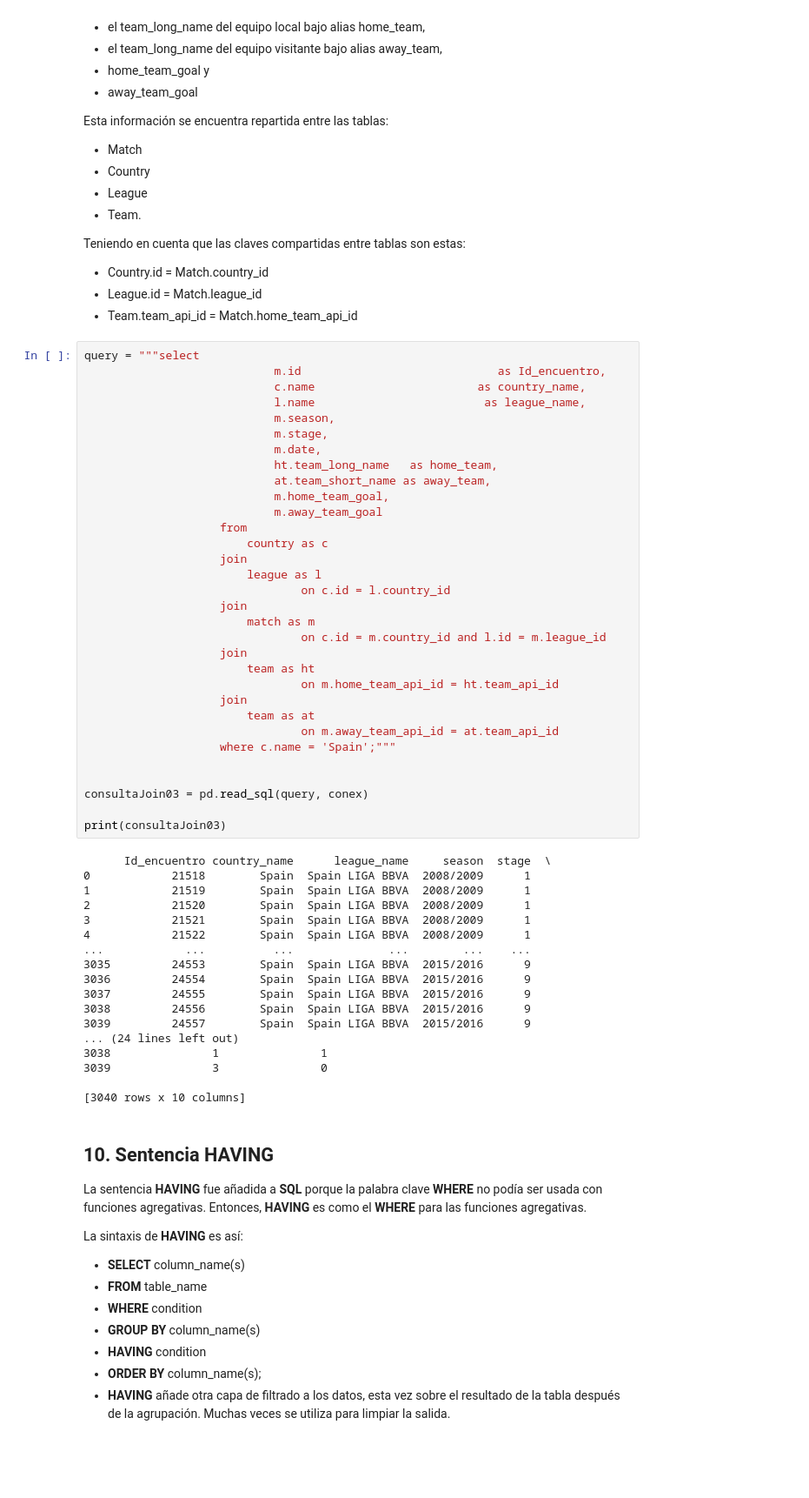
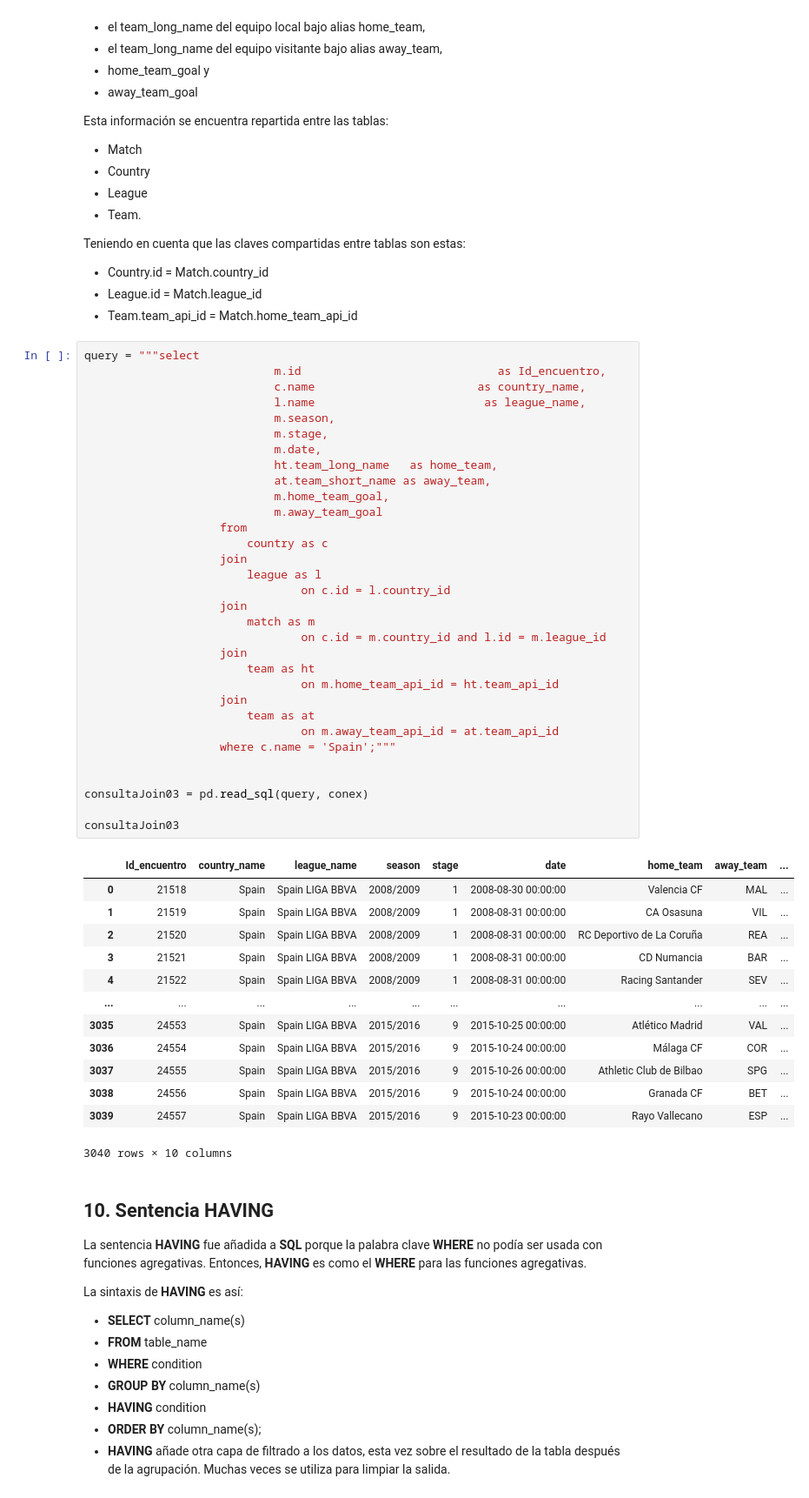
Before and after one commit to Julifersan/Dlyst, a Jupyter notebook: Componente_Tecnico/Modulo_2/Laboriatorio2.ipynb, the cells around one changed output. Shown at 87% size. Saved outputs shown, nothing was run; the diff lists cells and outputs as text; blank space fills up the shorter version.

```diff
--- a/Componente_Tecnico/Modulo_2/Laboriatorio2.ipynb
+++ b/Componente_Tecnico/Modulo_2/Laboriatorio2.ipynb
@@ -1055,51 +1023,47 @@ query = """select
                             m.id                             as Id_encuentro,
                             c.name                        as country_name,
                             l.name                         as league_name,
                             m.season,
                             m.stage,
                             m.date,
                             ht.team_long_name   as home_team,
                             at.team_short_name as away_team,
                             m.home_team_goal,
                             m.away_team_goal
                     from
                         country as c
                     join
                         league as l
                                 on c.id = l.country_id
                     join
                         match as m
                                 on c.id = m.country_id and l.id = m.league_id
                     join
                         team as ht
                                 on m.home_team_api_id = ht.team_api_id
                     join
                         team as at
                                 on m.away_team_api_id = at.team_api_id
                     where c.name = 'Spain';"""
 
 
 consultaJoin03 = pd.read_sql(query, conex)
 
-print(consultaJoin03)
+consultaJoin03
 # %% [output]
+|  | Id_encuentro | country_name | league_name | season | stage | date | home_team | away_team | ... |
+| 0 | 21518 | Spain | Spain LIGA BBVA | 2008/2009 | 1 | 2008-08-30 00:00:00 | Valencia CF | MAL | ... |
+| 1 | 21519 | Spain | Spain LIGA BBVA | 2008/2009 | 1 | 2008-08-31 00:00:00 | CA Osasuna | VIL | ... |
+| 2 | 21520 | Spain | Spain LIGA BBVA | 2008/2009 | 1 | 2008-08-31 00:00:00 | RC Deportivo de La Coruña | REA | ... |
+| 3 | 21521 | Spain | Spain LIGA BBVA | 2008/2009 | 1 | 2008-08-31 00:00:00 | CD Numancia | BAR | ... |
+| 4 | 21522 | Spain | Spain LIGA BBVA | 2008/2009 | 1 | 2008-08-31 00:00:00 | Racing Santander | SEV | ... |
+| ... | ... | ... | ... | ... | ... | ... | ... | ... | ... |
+| 3035 | 24553 | Spain | Spain LIGA BBVA | 2015/2016 | 9 | 2015-10-25 00:00:00 | Atlético Madrid | VAL | ... |
+| 3036 | 24554 | Spain | Spain LIGA BBVA | 2015/2016 | 9 | 2015-10-24 00:00:00 | Málaga CF | COR | ... |
+| 3037 | 24555 | Spain | Spain LIGA BBVA | 2015/2016 | 9 | 2015-10-26 00:00:00 | Athletic Club de Bilbao | SPG | ... |
+| 3038 | 24556 | Spain | Spain LIGA BBVA | 2015/2016 | 9 | 2015-10-24 00:00:00 | Granada CF | BET | ... |
+| 3039 | 24557 | Spain | Spain LIGA BBVA | 2015/2016 | 9 | 2015-10-23 00:00:00 | Rayo Vallecano | ESP | ... |
-      Id_encuentro country_name      league_name     season  stage  \
-0            21518        Spain  Spain LIGA BBVA  2008/2009      1
-1            21519        Spain  Spain LIGA BBVA  2008/2009      1
-2            21520        Spain  Spain LIGA BBVA  2008/2009      1
-3            21521        Spain  Spain LIGA BBVA  2008/2009      1
-4            21522        Spain  Spain LIGA BBVA  2008/2009      1
-...            ...          ...              ...        ...    ...
-3035         24553        Spain  Spain LIGA BBVA  2015/2016      9
-3036         24554        Spain  Spain LIGA BBVA  2015/2016      9
-3037         24555        Spain  Spain LIGA BBVA  2015/2016      9
-3038         24556        Spain  Spain LIGA BBVA  2015/2016      9
-3039         24557        Spain  Spain LIGA BBVA  2015/2016      9
-... (24 lines left out)
-3038               1               1
-3039               3               0
-
-[3040 rows x 10 columns]
+3040 rows × 10 columns
 # %% [markdown]
 ## **10. Sentencia HAVING**
 
```
Also changed, not shown: parts of 35 cells of this notebook, 1 other file.
